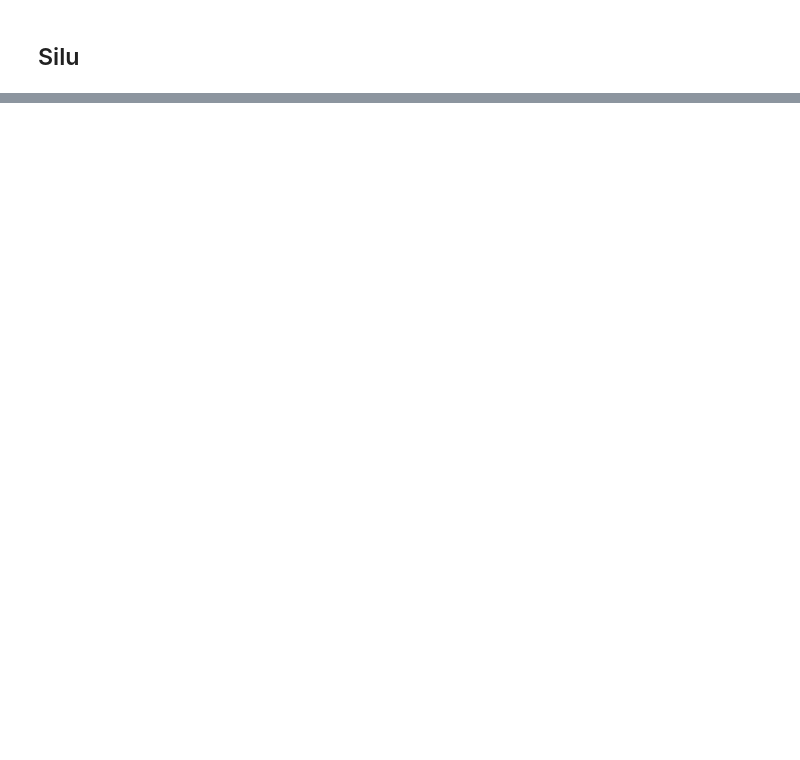
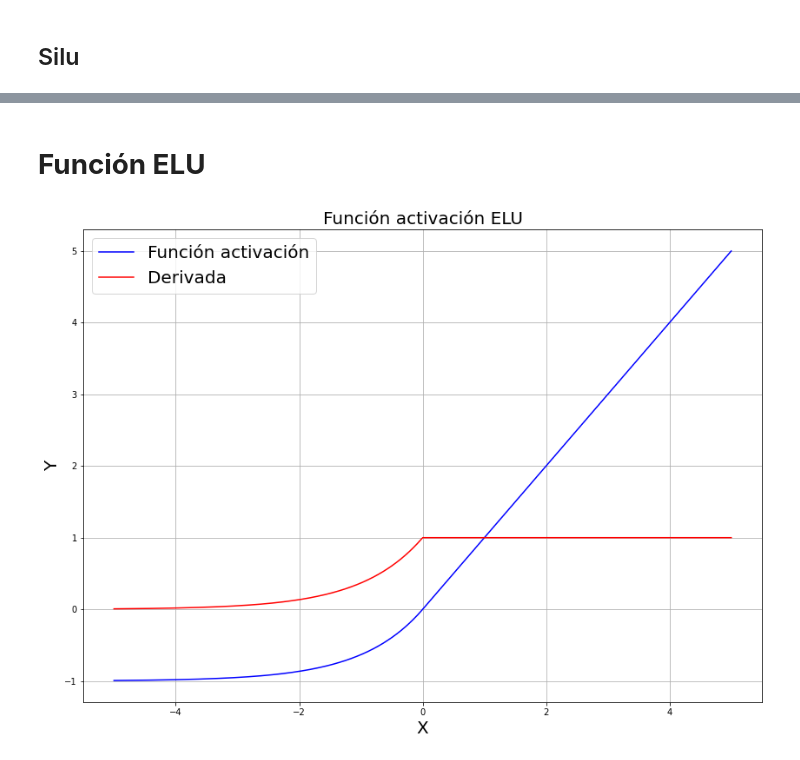
Before and after one commit to tridimensionaal/-Homeworks-CC6204, a Jupyter notebook: 02/Tarea2_DeepLearning.ipynb, the cells around one changed output, grey strips where cells are left out. Drawn from its saved outputs; the diff is of its cells as text; code cells hidden in the pictures; blank space fills up the shorter version.

```diff
--- a/02/Tarea2_DeepLearning.ipynb
+++ b/02/Tarea2_DeepLearning.ipynb
@@ -432,0 +513,12 @@ Test Loss: 0.358 | Mejor test acc: 88.65%
+# %% [markdown]
+# **Función ELU**
+# %%
+def elu(x):
+  return list(map(lambda x: x if x>0 else np.exp(x)-1, x))
+
+def deri_elu(x):
+  return list(map(lambda x: 1 if x>0 else np.exp(x), x))
+
+plot_activation_deri(elu, deri_elu, "Función activación ELU")
+# %% [output]
+[figure, added]
```
Also changed, not shown: parts of 24 cells of this notebook.
